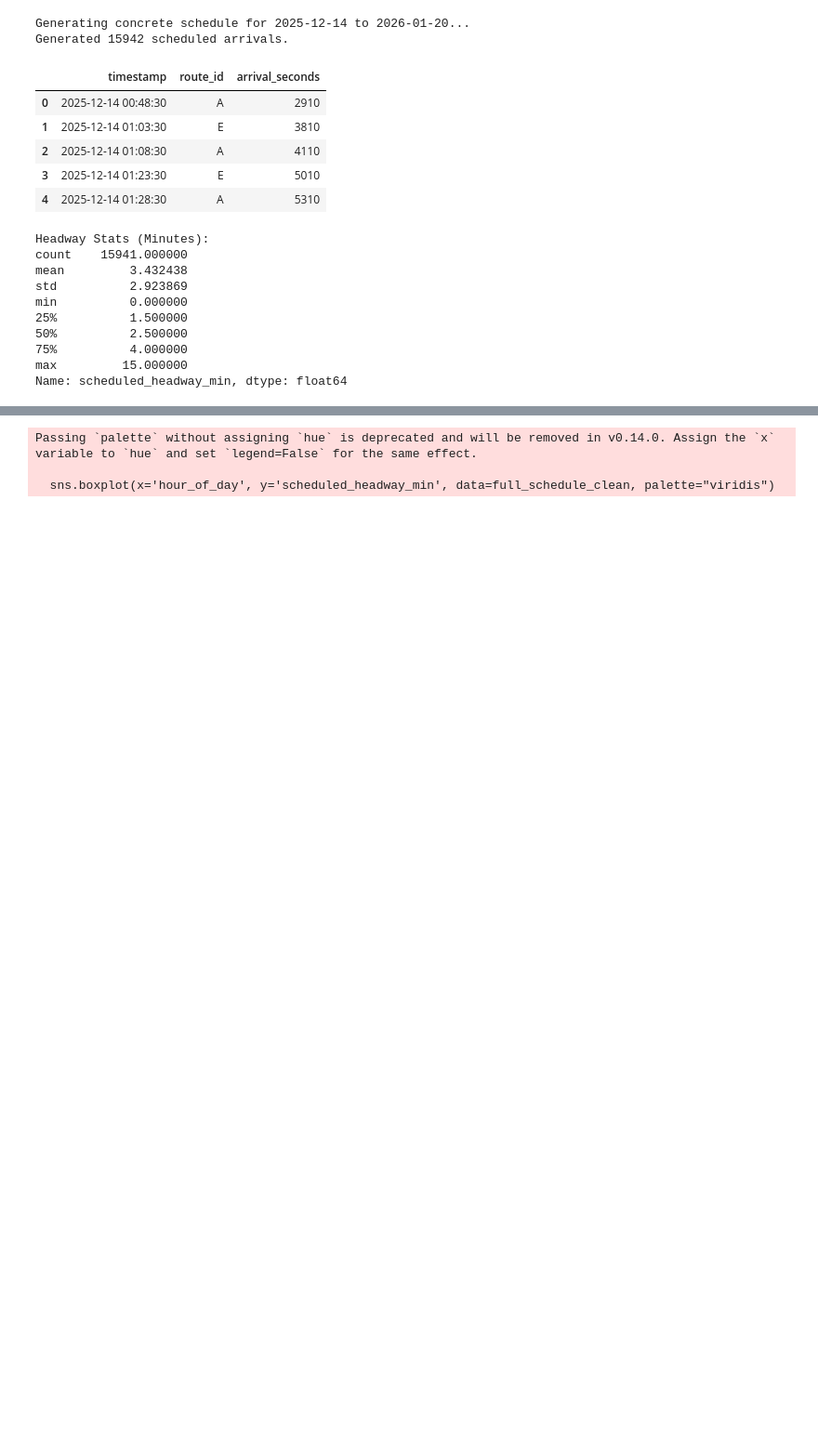
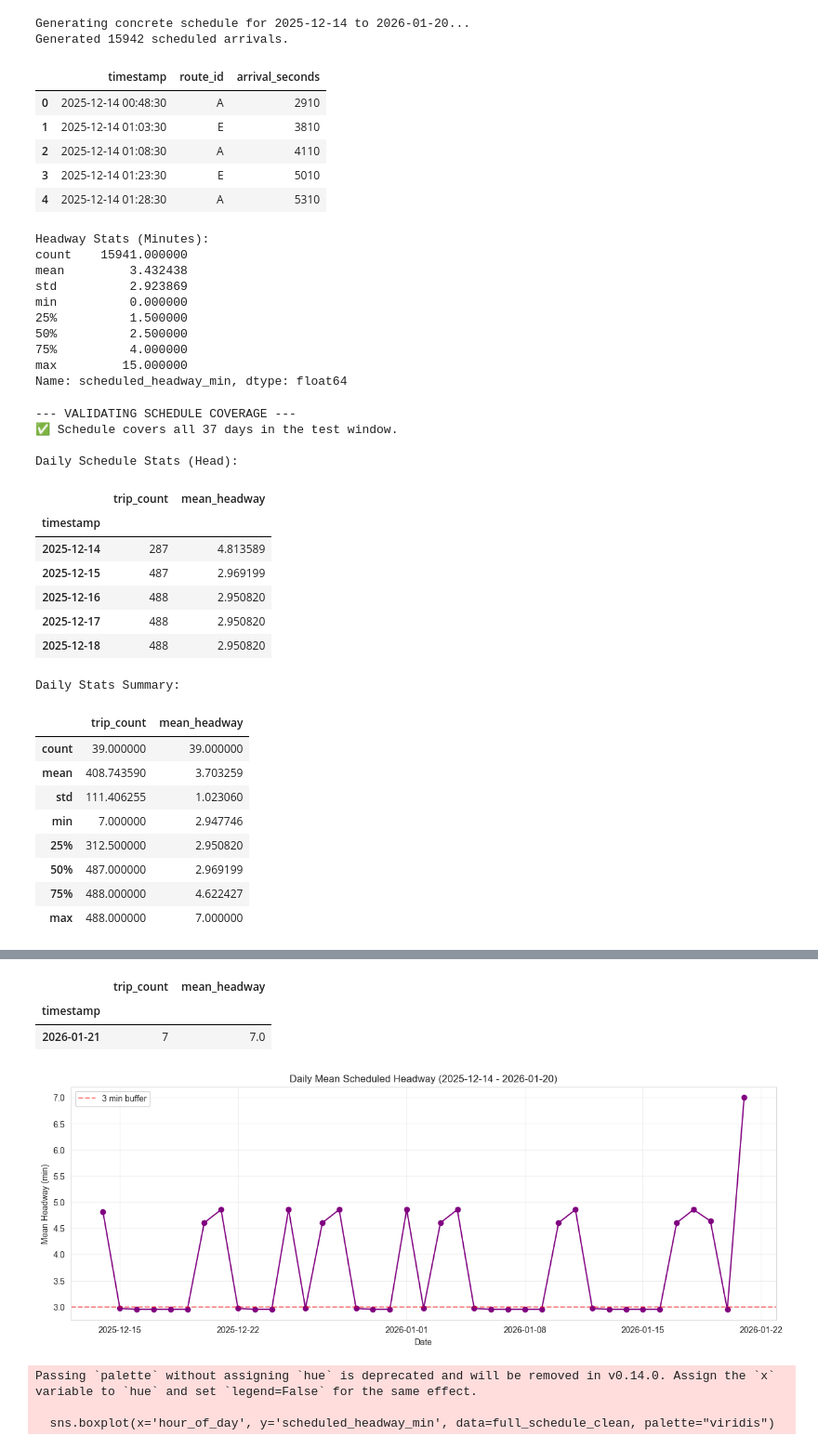
Before and after one commit to DanHerman212/headway-prediction, a Jupyter notebook: notebooks/baseline_analysis.ipynb, the cells around one changed output, grey strips where cells are left out. Shown at 93% size. Cells and saved outputs as stored; diff of their text form; code cells hidden in the pictures; blank space fills up the shorter version.

```diff
--- a/notebooks/baseline_analysis.ipynb
+++ b/notebooks/baseline_analysis.ipynb
@@ -249,3 +249,71 @@ min          0.000000
 75%          4.000000
 max         15.000000
 Name: scheduled_headway_min, dtype: float64
+# %%
+# --- VALIDATION: Schedule Coverage Analysis ---
+print("\n--- VALIDATING SCHEDULE COVERAGE ---")
+
+# 1. Check Date Completeness
+# TEST_START_DATE and TEST_END_DATE are defined in previous cells
+expected_dates = set(d.date() for d in pd.date_range(start=TEST_START_DATE, end=TEST_END_DATE - pd.Timedelta(days=1)))
+scheduled_dates = set(full_schedule['timestamp'].dt.date.unique())
+missing_dates = sorted(list(expected_dates - scheduled_dates))
+
+if missing_dates:
+    print(f"⚠️ WARNING: Missing Schedule Data for {len(missing_dates)} days!")
+    for d in missing_dates:
+        print(f"  - {d}")
+else:
+    print(f"✅ Schedule covers all {len(expected_dates)} days in the test window.")
+
+# 2. Daily Stats Check
+# Ensure we use the cleaned schedule (no overnight gaps)
+daily_stats = full_schedule_clean.groupby(full_schedule_clean['timestamp'].dt.date).agg(
+    trip_count=('scheduled_headway_min', 'count'),
+    mean_headway=('scheduled_headway_min', 'mean')
+)
+
+print("\nDaily Schedule Stats (Head):")
+display(daily_stats.head())
+
+print("\nDaily Stats Summary:")
+display(daily_stats.describe())
+
+# 2b. Identify Anomalies
+low_trips = daily_stats[daily_stats['trip_count'] < 100]
+if not low_trips.empty:
+    print("\n⚠️ WARNING: Days with suspiciously low trip counts (< 100):")
+    display(low_trips)
+
+# 3. Visualization for Validation
+plt.figure(figsize=(15, 5))
+plt.plot(daily_stats.index, daily_stats['mean_headway'], marker='o', linestyle='-', color='purple')
+plt.title(f"Daily Mean Scheduled Headway ({TEST_START_DATE.date()} - {TEST_END_DATE.date()})")
+plt.ylabel("Mean Headway (min)")
+plt.xlabel("Date")
+plt.grid(True, alpha=0.3)
+plt.axhline(y=3.0, color='r', linestyle='--', alpha=0.5, label='3 min buffer')
+plt.legend()
+plt.show()
+# %% [output]
+--- VALIDATING SCHEDULE COVERAGE ---
+✅ Schedule covers all 37 days in the test window.
+
+Daily Schedule Stats (Head):
+|  | trip_count | mean_headway |
+| timestamp |  |  |
+| 2025-12-14 | 287 | 4.813589 |
+| 2025-12-15 | 487 | 2.969199 |
+| 2025-12-16 | 488 | 2.950820 |
+| 2025-12-17 | 488 | 2.950820 |
+| 2025-12-18 | 488 | 2.950820 |
+Daily Stats Summary:
+|  | trip_count | mean_headway |
+| count | 39.000000 | 39.000000 |
+| mean | 408.743590 | 3.703259 |
+| std | 111.406255 | 1.023060 |
+| min | 7.000000 | 2.947746 |
+| 25% | 312.500000 | 2.950820 |
+| 50% | 487.000000 | 2.969199 |
+| 75% | 488.000000 | 4.622427 |
+| max | 488.000000 | 7.000000 |
@@ -252,3 +321,7 @@ Name: scheduled_headway_min, dtype: float64
+|  | trip_count | mean_headway |
+| timestamp |  |  |
+| 2026-01-21 | 7 | 7.0 |
+[figure, added]
 # %%
 # --- Visualization: Expected Headway by Hour ---
 
```
Also changed, not shown: parts of 1 cell of this notebook, 9 other files.
